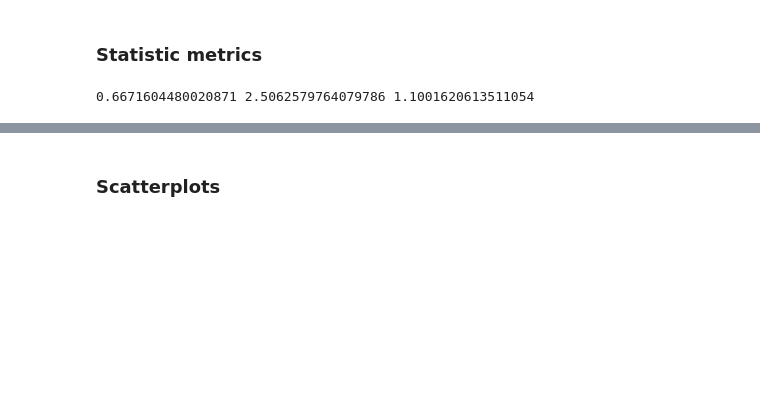
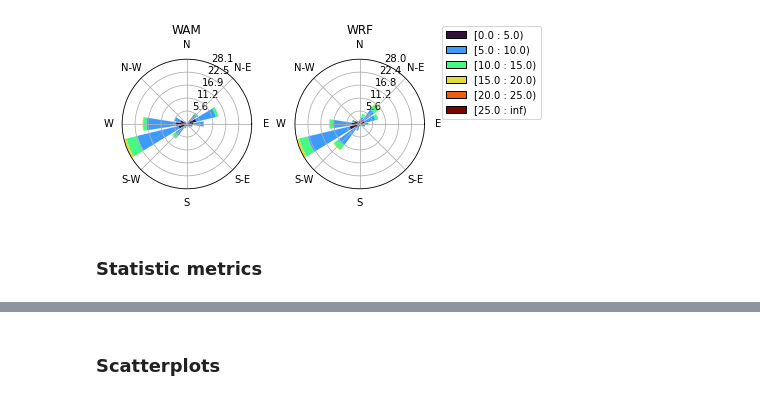
Before and after one commit to heyej/Wind-power-analysis-tools, a Jupyter notebook: exploratory_analysis.ipynb, the cells around one changed output, grey strips where cells are left out. Saved outputs shown, nothing was run; the diff lists cells and outputs as text; code cells hidden in the pictures; blank space fills up the shorter version.

```diff
--- a/exploratory_analysis.ipynb
+++ b/exploratory_analysis.ipynb
@@ -71,14 +90,26 @@ plt.savefig('wd_wrf.pdf',format='pdf',bbox_inches='tight')
+# %%
+fig=plt.figure(figsize=(6,4.5))
+
+
+rect1 = [0.1, 0, 0.4, 0.4]
+ax = windrose.WindroseAxes(fig, rect1)
+fig.add_axes(ax)
+#ax.tick_params(labelsize=15)
+ax.bar(WAM_80m_wd,WAM_80m,normed=True,nsector=16,opening=0.8,bins=np.arange(0, 30, 5), cmap=cm.turbo)
+#ax.grid(linestyle='--',color='silver',which='both')
+#ax.set_rlabel_position(-45)
+ax.set_title('WAM')
+
+rect=[0.5,0,0.4,0.4]
+ax1 = windrose.WindroseAxes(fig, rect)
+fig.add_axes(ax1)
+ax1.bar(WRF_80m_wd,WRF_80m,normed=True,nsector=16,opening=0.8,bins=np.arange(0, 30, 5), cmap=cm.turbo)
+ax1.legend(fontsize=10,bbox_to_anchor=(1.1,0.5))
+ax1.legend(bbox_to_anchor=(1.1,0.5))
+ax1.set_title('WRF')
+
+plt.savefig(plotdir+'roses_'+title+'.pdf',format='pdf',bbox_inches='tight')
+# %% [output]
+[figure, added]
 # %% [markdown]
 ### Statistic metrics
-# %%
-from scipy import stats
-import sklearn.metrics
-import numpy as np
-
-AEM_80m, WRF_80m = gusi_utils.ignore_nan(df_ws['AEM-80m'],df_ws['WRF-80m'])
-r = stats.pearsonr(WRF_80m,AEM_80m)[0]
-mae = sklearn.metrics.mean_absolute_error(WRF_80m,AEM_80m)
-bias = np.sum((WRF_80m-AEM_80m)/len(AEM_80m))
-print(r,mae,bias)
-# %% [output]
-0.6671604480020871 2.5062579764079786 1.1001620613511054
```
Also changed, not shown: parts of 28 cells of this notebook.
